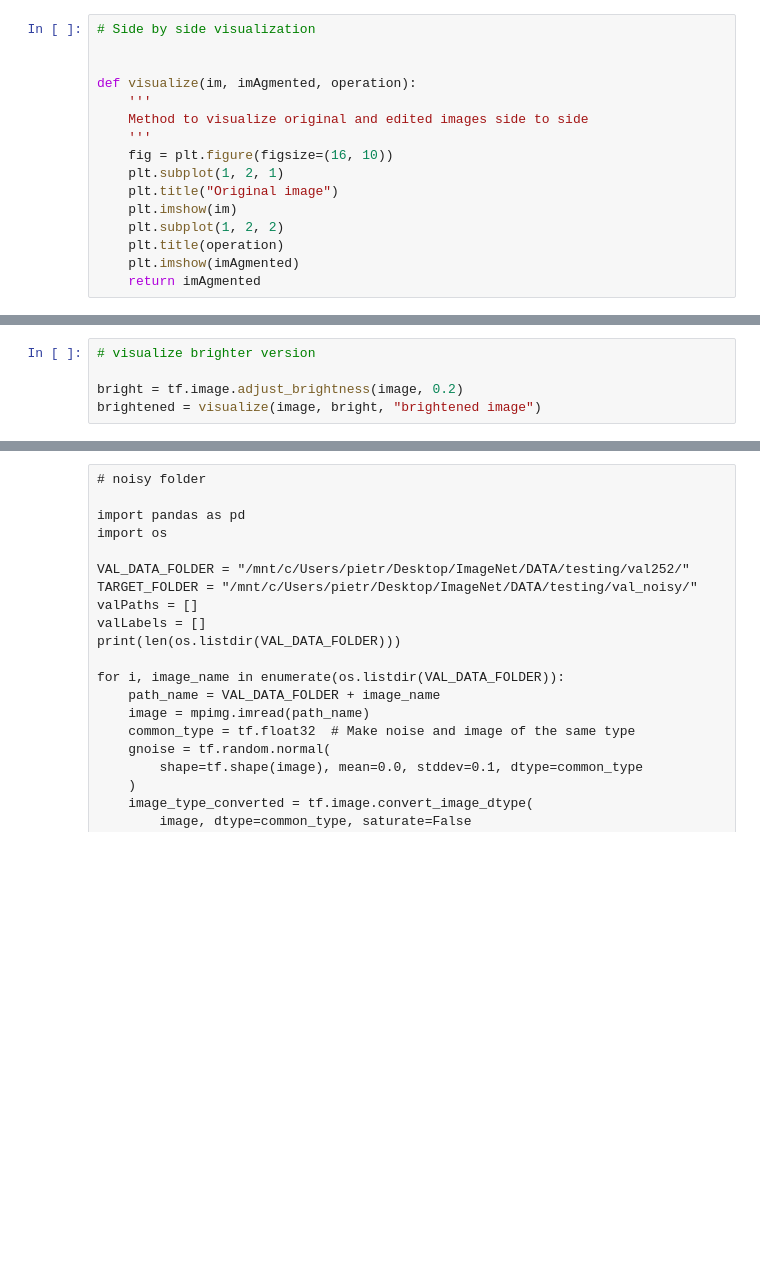
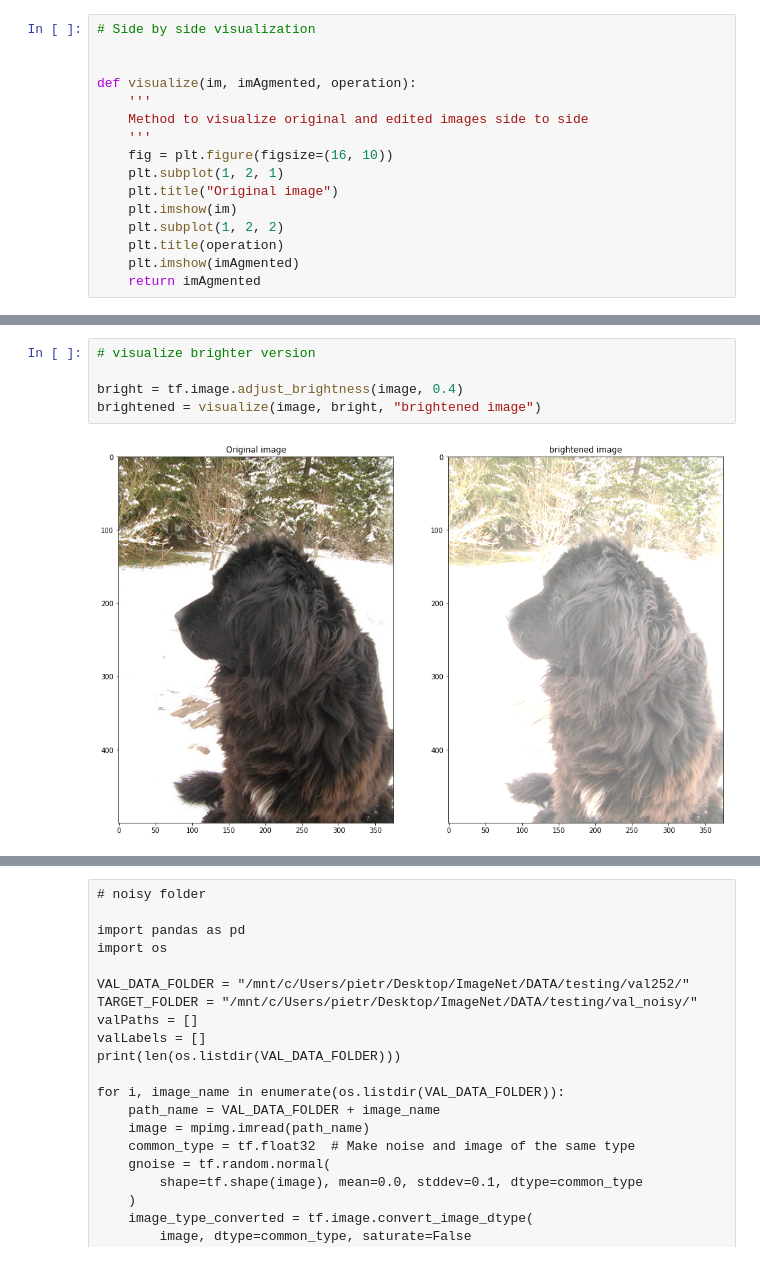
Before and after one commit to piegarroni/domain-specialized-resnets, a Jupyter notebook: notebooks/augmentation_testset.ipynb, the cells around one changed output, grey strips where cells are left out. Cells and saved outputs as stored; diff of their text form; blank space fills up the shorter version.

```diff
--- a/notebooks/augmentation_testset.ipynb
+++ b/notebooks/augmentation_testset.ipynb
@@ -61,8 +102,10 @@ visualize(image, center_cropped, "centrally cropped image")
 # %%
 # visualize brighter version
 
-bright = tf.image.adjust_brightness(image, 0.2)
+bright = tf.image.adjust_brightness(image, 0.4)
 brightened = visualize(image, bright, "brightened image")
+# %% [output]
+[figure, added]
 # %%
 # visualize darker version
 
```
Also changed, not shown: parts of 10 cells of this notebook, 13 other files.
